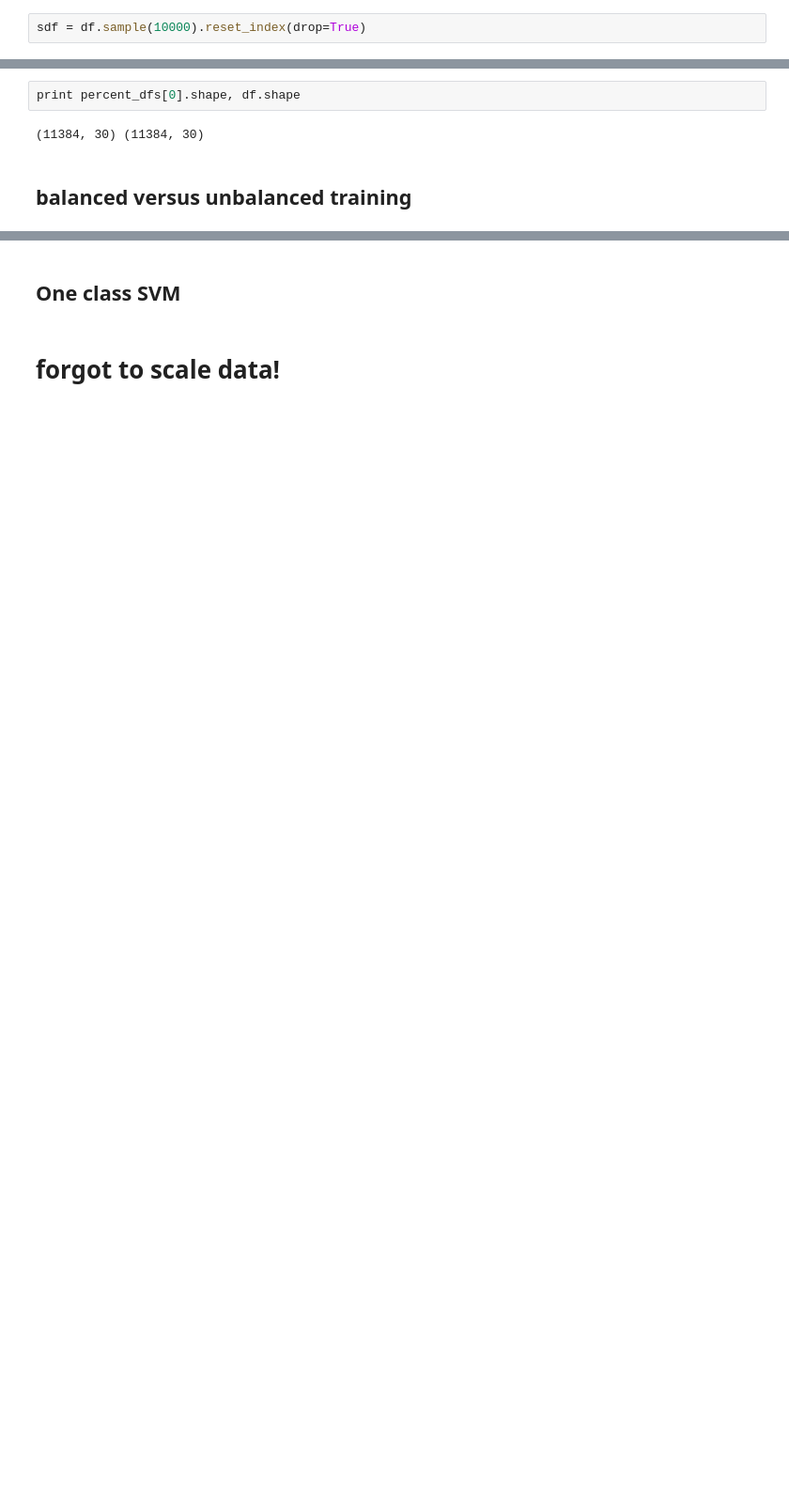
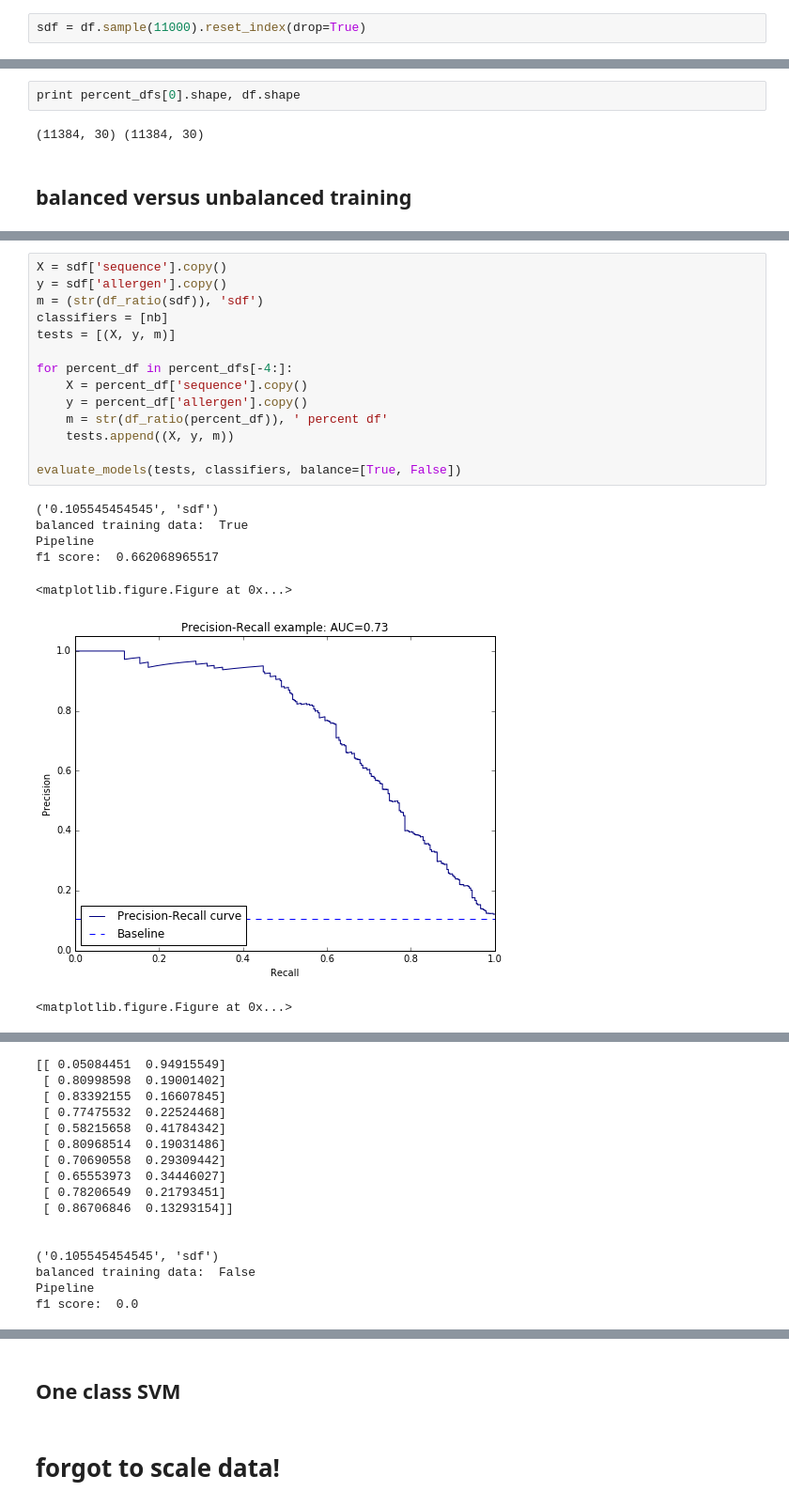
Before and after one commit to JaredJacobsen/capstone_project, a Jupyter notebook: allergen_modelling.ipynb, the cells around one changed output, grey strips where cells are left out. Shown at 94% size. Cells and saved outputs as stored; diff of their text form; blank space fills up the shorter version.

```diff
--- a/allergen_modelling.ipynb
+++ b/allergen_modelling.ipynb
@@ -131,5 +169,5 @@ majority df too small to achieve desired minority fraction
 majority df too small to achieve desired minority fraction
 majority df too small to achieve desired minority fraction
 # %%
-sdf = df.sample(10000).reset_index(drop=True)
+sdf = df.sample(11000).reset_index(drop=True)
 # %%
@@ -239,0 +289,22 @@ f1 score:  0.464500601685
+# %%
+X = sdf['sequence'].copy()
+y = sdf['allergen'].copy()
+m = (str(df_ratio(sdf)), 'sdf')
+classifiers = [nb]
+tests = [(X, y, m)]
+
+for percent_df in percent_dfs[-4:]:
+    X = percent_df['sequence'].copy()
+    y = percent_df['allergen'].copy()
+    m = str(df_ratio(percent_df)), ' percent df'
+    tests.append((X, y, m))
+
+evaluate_models(tests, classifiers, balance=[True, False])
+# %% [output]
+('0.105545454545', 'sdf')
+balanced training data:  True
+Pipeline
+f1 score:  0.662068965517
+<matplotlib.figure.Figure at 0x...>
+[figure, added]
+<matplotlib.figure.Figure at 0x...>
@@ -239,0 +312,16 @@ f1 score:  0.464500601685
+[[ 0.05084451  0.94915549]
+ [ 0.80998598  0.19001402]
+ [ 0.83392155  0.16607845]
+ [ 0.77475532  0.22524468]
+ [ 0.58215658  0.41784342]
+ [ 0.80968514  0.19031486]
+ [ 0.70690558  0.29309442]
+ [ 0.65553973  0.34446027]
+ [ 0.78206549  0.21793451]
+ [ 0.86706846  0.13293154]]
+
+
+('0.105545454545', 'sdf')
+balanced training data:  False
+Pipeline
+f1 score:  0.0
```
Also changed, not shown: parts of 14 cells of this notebook, 3 other files.
